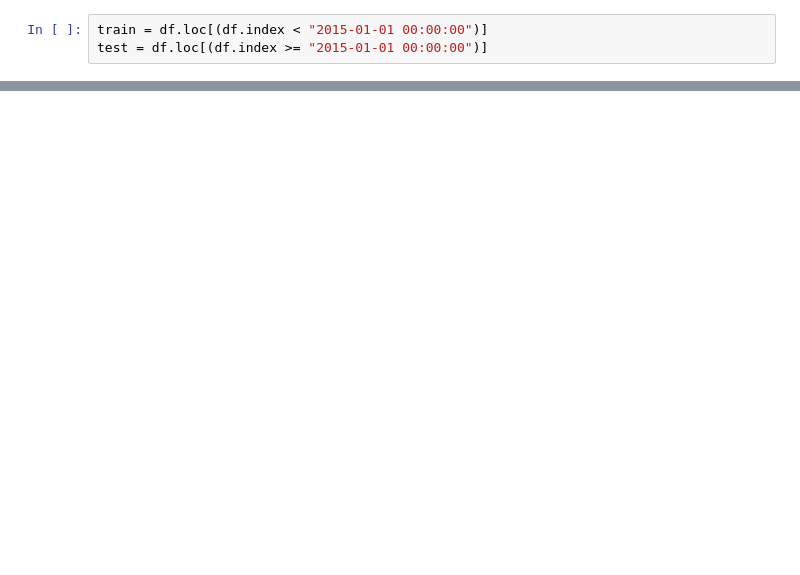
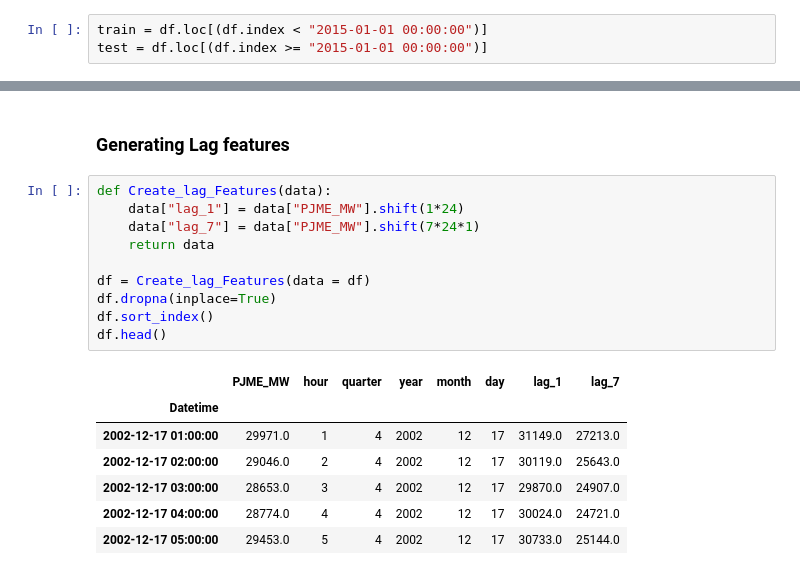
Before and after one commit to vishal-adithya/Timeseries-Power-Consumption, a Jupyter notebook: main.ipynb, the cells around one changed output, grey strips where cells are left out. Saved outputs shown, nothing was run; the diff lists cells and outputs as text; blank space fills up the shorter version.

Commit message:
Generating lag features

```diff
--- a/main.ipynb
+++ b/main.ipynb
@@ -83,0 +84,20 @@ plt.show()
+# %% [markdown]
+### Generating Lag features
+# %%
+def Create_lag_Features(data):
+    data["lag_1"] = data["PJME_MW"].shift(1*24)
+    data["lag_7"] = data["PJME_MW"].shift(7*24*1)
+    return data
+
+df = Create_lag_Features(data = df)
+df.dropna(inplace=True)
+df.sort_index()
+df.head()
+# %% [output]
+|  | PJME_MW | hour | quarter | year | month | day | lag_1 | lag_7 |
+| Datetime |  |  |  |  |  |  |  |  |
+| 2002-12-17 01:00:00 | 29971.0 | 1 | 4 | 2002 | 12 | 17 | 31149.0 | 27213.0 |
+| 2002-12-17 02:00:00 | 29046.0 | 2 | 4 | 2002 | 12 | 17 | 30119.0 | 25643.0 |
+| 2002-12-17 03:00:00 | 28653.0 | 3 | 4 | 2002 | 12 | 17 | 29870.0 | 24907.0 |
+| 2002-12-17 04:00:00 | 28774.0 | 4 | 4 | 2002 | 12 | 17 | 30024.0 | 24721.0 |
+| 2002-12-17 05:00:00 | 29453.0 | 5 | 4 | 2002 | 12 | 17 | 30733.0 | 25144.0 |
```
Also changed, not shown: parts of 2 cells of this notebook.
